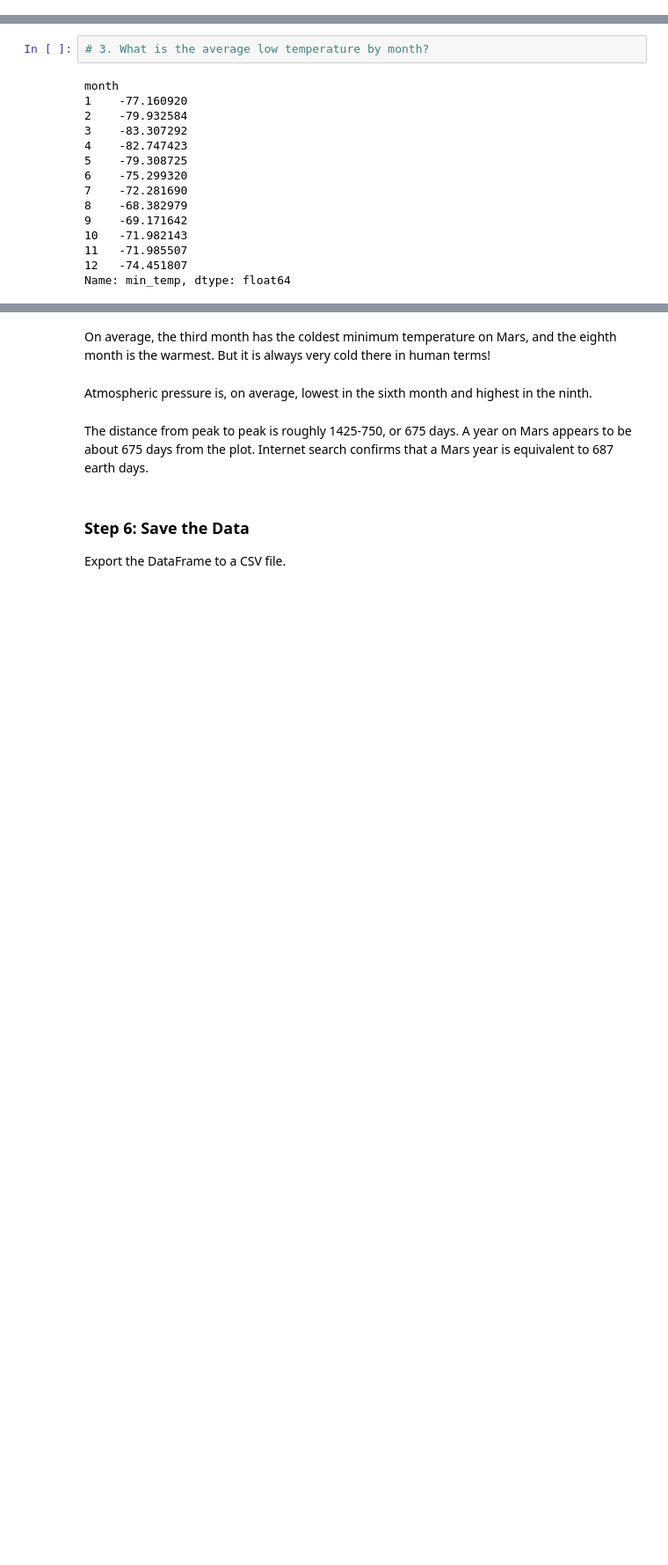
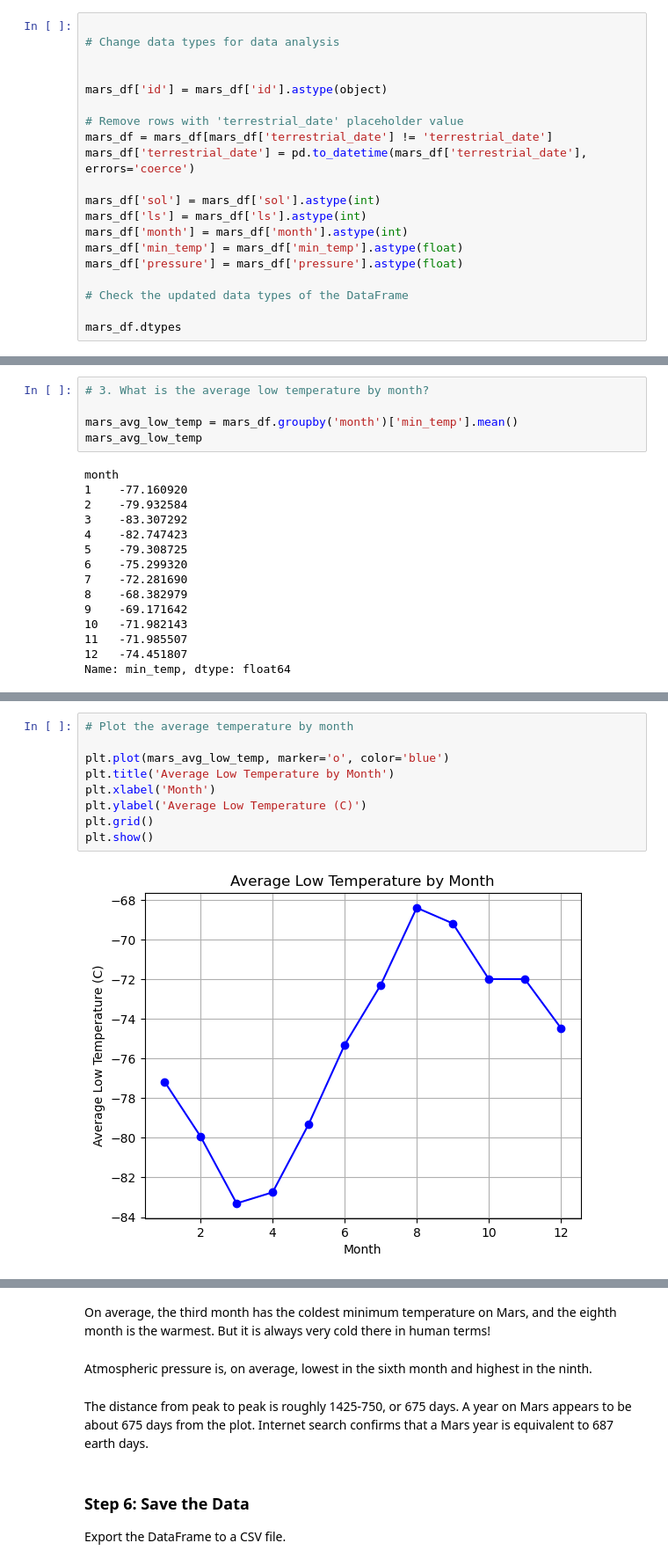
Before and after one commit to KDecker19/HTML-CSS-Challenge, a Jupyter notebook: Starter_Code/part_2_mars_weather.ipynb, the cells around one changed output, grey strips where cells are left out. Shown: that part at 88% size. Cells and saved outputs as stored; diff of their text form; blank space fills up the shorter version.

```diff
--- a/Starter_Code/part_2_mars_weather.ipynb
+++ b/Starter_Code/part_2_mars_weather.ipynb
@@ -107,0 +136,20 @@ dtype: object
+# %%
+
+# Change data types for data analysis
+
+
+mars_df['id'] = mars_df['id'].astype(object)
+
+# Remove rows with 'terrestrial_date' placeholder value
+mars_df = mars_df[mars_df['terrestrial_date'] != 'terrestrial_date']
+mars_df['terrestrial_date'] = pd.to_datetime(mars_df['terrestrial_date'], errors='coerce')
+
+mars_df['sol'] = mars_df['sol'].astype(int)
+mars_df['ls'] = mars_df['ls'].astype(int)
+mars_df['month'] = mars_df['month'].astype(int)
+mars_df['min_temp'] = mars_df['min_temp'].astype(float)
+mars_df['pressure'] = mars_df['pressure'].astype(float)
+
+# Check the updated data types of the DataFrame
+
+mars_df.dtypes
@@ -154,6 +207,9 @@ Name: month, dtype: int64
 1867
 # %%
 # 3. What is the average low temperature by month?
+
+mars_avg_low_temp = mars_df.groupby('month')['min_temp'].mean()
+mars_avg_low_temp
 # %% [output]
 month
 1    -77.160920
@@ -176,2 +228,13 @@ Name: min_temp, dtype: float64
+# %%
+# Plot the average temperature by month
+
+plt.plot(mars_avg_low_temp, marker='o', color='blue')
+plt.title('Average Low Temperature by Month')
+plt.xlabel('Month')
+plt.ylabel('Average Low Temperature (C)')
+plt.grid()
+plt.show()
+# %% [output]
+[figure, added]
 # %%
 # Identify the coldest and hottest months in Curiosity's location
```
Also changed, not shown: parts of 20 cells of this notebook, 1 other file.
